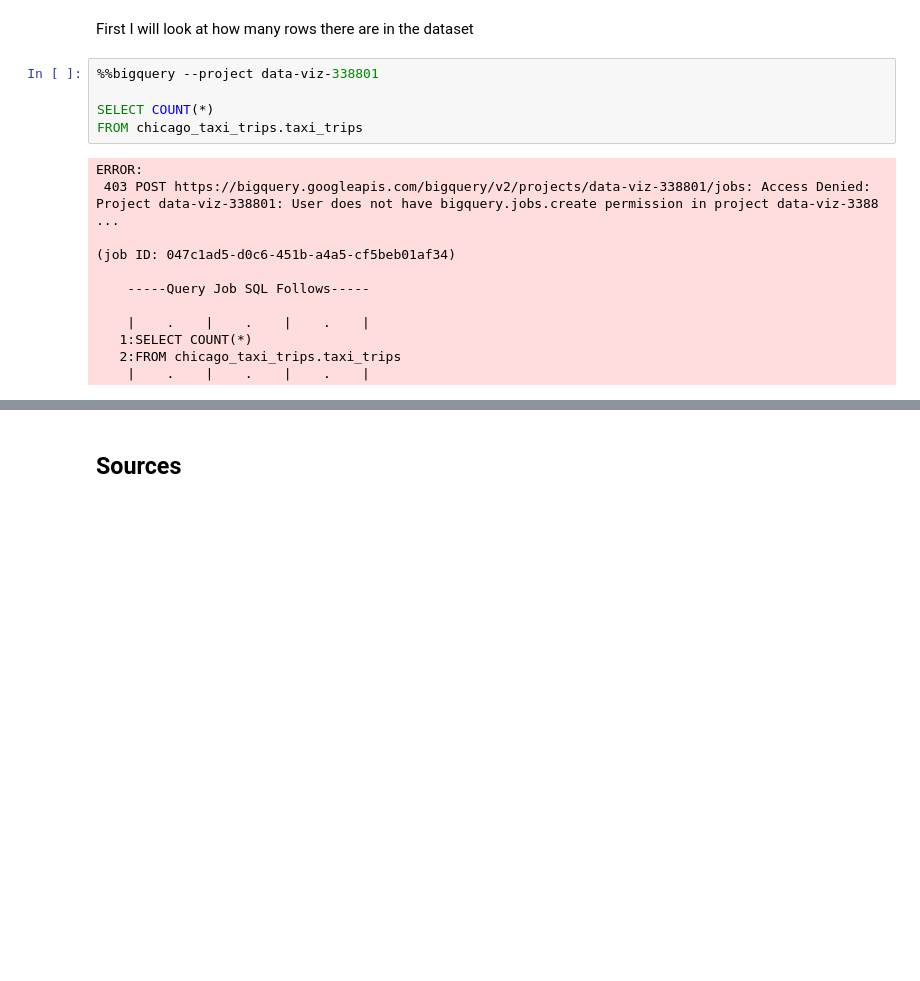
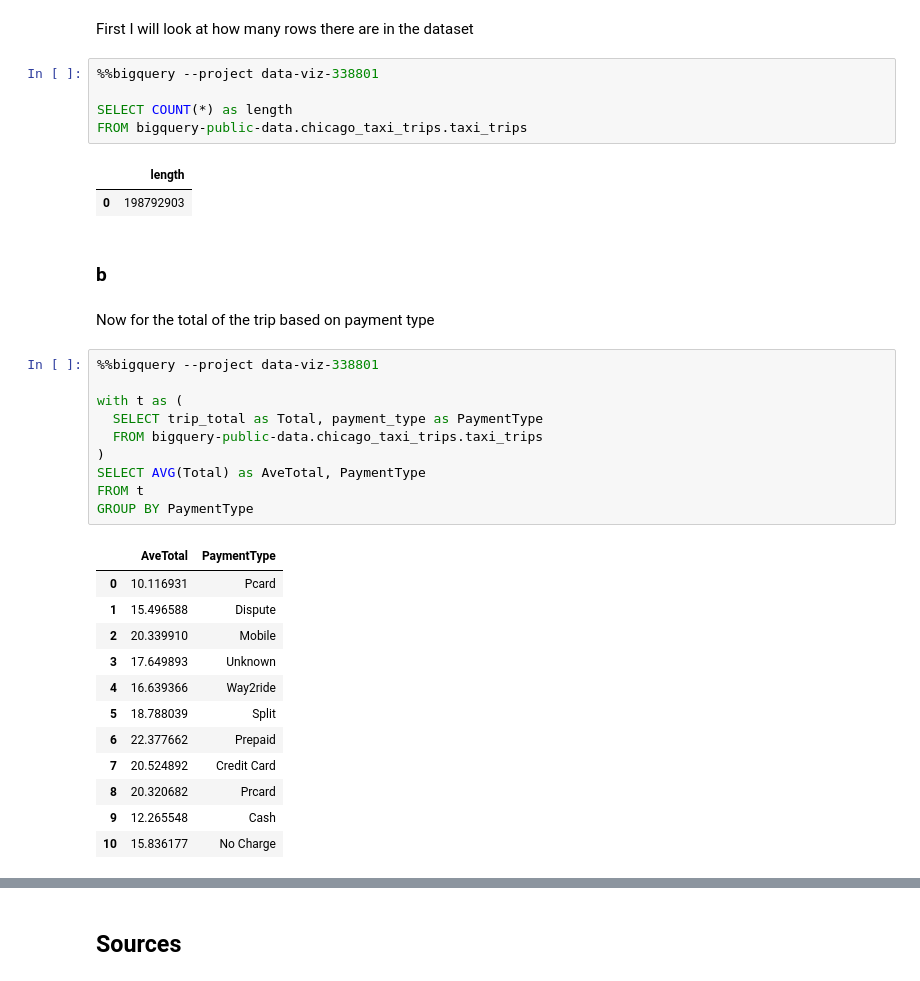
Before and after one commit to BrendenLatham/Data_Viz, a Jupyter notebook: Exam1.ipynb, the cells around one changed output, grey strips where cells are left out. Drawn from its saved outputs; the diff is of its cells as text; blank space fills up the shorter version.

```diff
--- a/Exam1.ipynb
+++ b/Exam1.ipynb
@@ -133,17 +142,35 @@ First I will look at how many rows there are in the dataset
 # %%
 %%bigquery --project data-viz-338801
 
-SELECT COUNT(*)
-FROM chicago_taxi_trips.taxi_trips
+SELECT COUNT(*) as length
+FROM bigquery-public-data.chicago_taxi_trips.taxi_trips
 # %% [output]
-ERROR:
- 403 POST https://bigquery.googleapis.com/bigquery/v2/projects/data-viz-338801/jobs: Access Denied: Project data-viz-338801: User does not have bigquery.jobs.create permission in project data-viz-3388 ...
-
-(job ID: 047c1ad5-d0c6-451b-a4a5-cf5beb01af34)
-
-    -----Query Job SQL Follows-----
-
-    |    .    |    .    |    .    |
-   1:SELECT COUNT(*)
-   2:FROM chicago_taxi_trips.taxi_trips
-    |    .    |    .    |    .    |
+|  | length |
+| 0 | 198792903 |
+# %% [markdown]
+### b
+# %% [markdown]
+Now for the total of the trip based on payment type
+# %%
+%%bigquery --project data-viz-338801
+
+with t as (
+  SELECT trip_total as Total, payment_type as PaymentType
+  FROM bigquery-public-data.chicago_taxi_trips.taxi_trips
+)
+SELECT AVG(Total) as AveTotal, PaymentType
+FROM t
+GROUP BY PaymentType
+# %% [output]
+|  | AveTotal | PaymentType |
+| 0 | 10.116931 | Pcard |
+| 1 | 15.496588 | Dispute |
+| 2 | 20.339910 | Mobile |
+| 3 | 17.649893 | Unknown |
+| 4 | 16.639366 | Way2ride |
+| 5 | 18.788039 | Split |
+| 6 | 22.377662 | Prepaid |
+| 7 | 20.524892 | Credit Card |
+| 8 | 20.320682 | Prcard |
+| 9 | 12.265548 | Cash |
+| 10 | 15.836177 | No Charge |
```
Also changed, not shown: parts of 17 cells of this notebook.
